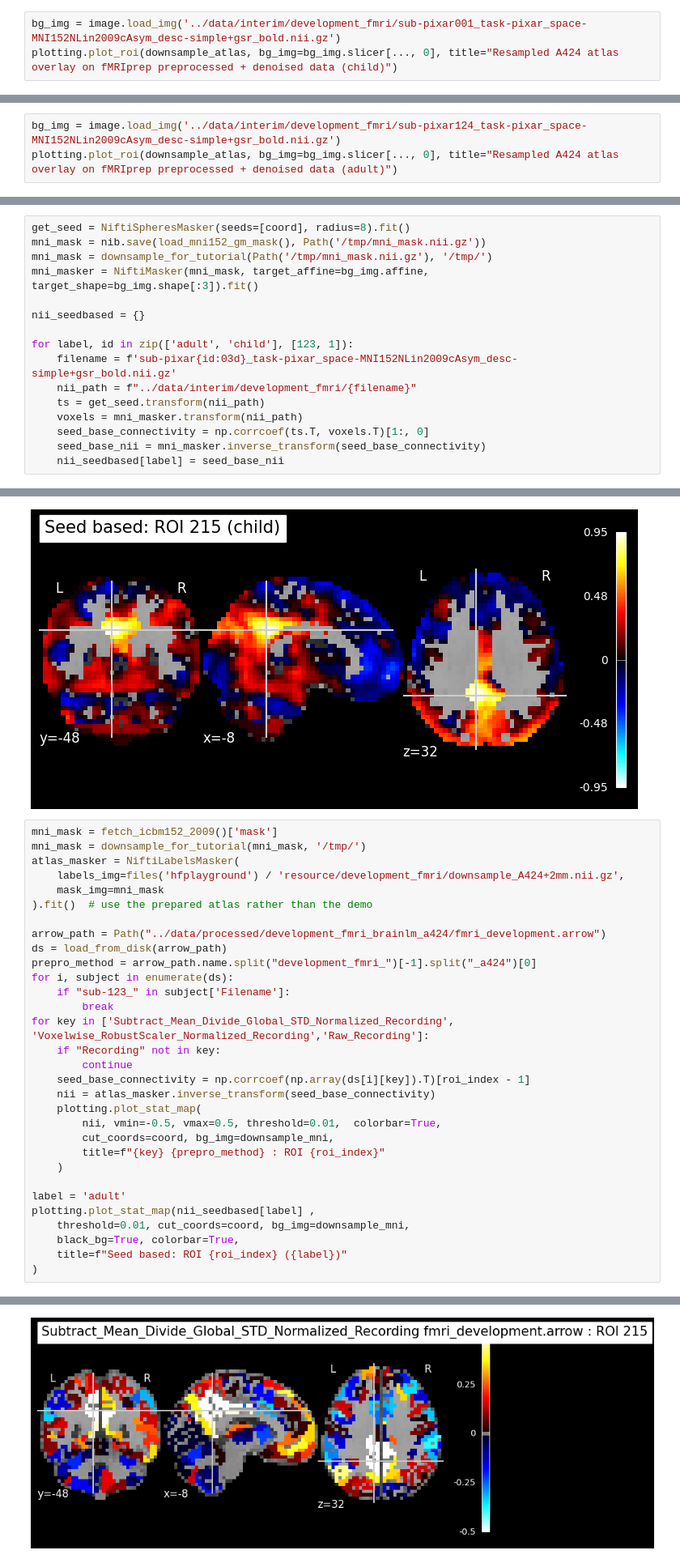
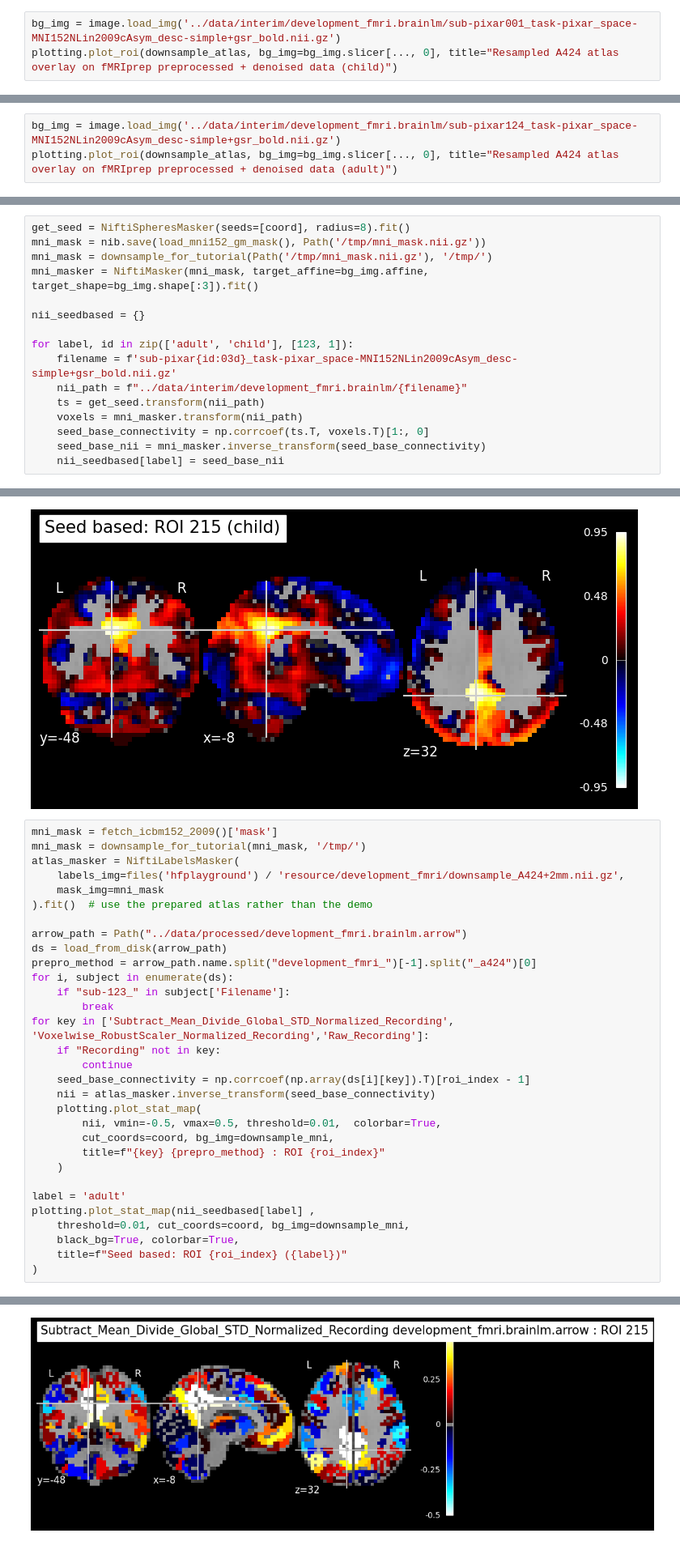
Before and after one commit to htwangtw/hfplayground, a Jupyter notebook: notebooks/inspect_brainlm_data_processing.ipynb, the cells around one changed output, grey strips where cells are left out. Shown at 81% size. Drawn from its saved outputs; the diff is of its cells as text.

Commit message:
separate denoising for brainlm vs gigaconnectome

```diff
--- a/notebooks/inspect_brainlm_data_processing.ipynb
+++ b/notebooks/inspect_brainlm_data_processing.ipynb
@@ -56,13 +56,13 @@ plotting.plot_roi(downsample_atlas, bg_img=bg_img.slicer[..., 0], title="Resampl
 # %% [markdown]
 Overlaying on data after denoising. Since I used a MNI template brain mask, we can see the missing cerebellum is filled up.
 # %%
-bg_img = image.load_img('../data/interim/development_fmri/sub-pixar001_task-pixar_space-MNI152NLin2009cAsym_desc-simple+gsr_bold.nii.gz')
+bg_img = image.load_img('../data/interim/development_fmri.brainlm/sub-pixar001_task-pixar_space-MNI152NLin2009cAsym_desc-simple+gsr_bold.nii.gz')
 plotting.plot_roi(downsample_atlas, bg_img=bg_img.slicer[..., 0], title="Resampled A424 atlas overlay on fMRIprep preprocessed + denoised data (child)")
 # %% [output]
 <nilearn.plotting.displays._slicers.OrthoSlicer at 0x...>
 [figure]
 # %%
-bg_img = image.load_img('../data/interim/development_fmri/sub-pixar124_task-pixar_space-MNI152NLin2009cAsym_desc-simple+gsr_bold.nii.gz')
+bg_img = image.load_img('../data/interim/development_fmri.brainlm/sub-pixar124_task-pixar_space-MNI152NLin2009cAsym_desc-simple+gsr_bold.nii.gz')
 plotting.plot_roi(downsample_atlas, bg_img=bg_img.slicer[..., 0], title="Resampled A424 atlas overlay on fMRIprep preprocessed + denoised data (adult)")
 # %% [output]
 <nilearn.plotting.displays._slicers.OrthoSlicer at 0x...>
@@ -118,7 +118,7 @@ nii_seedbased = {}
 
 for label, id in zip(['adult', 'child'], [123, 1]):
     filename = f'sub-pixar{id:03d}_task-pixar_space-MNI152NLin2009cAsym_desc-simple+gsr_bold.nii.gz'
-    nii_path = f"../data/interim/development_fmri/{filename}"
+    nii_path = f"../data/interim/development_fmri.brainlm/{filename}"
     ts = get_seed.transform(nii_path)
     voxels = mni_masker.transform(nii_path)
     seed_base_connectivity = np.corrcoef(ts.T, voxels.T)[1:, 0]
@@ -143,32 +143,32 @@ mni_mask = downsample_for_tutorial(mni_mask, '/tmp/')
 atlas_masker = NiftiLabelsMasker(
     labels_img=files('hfplayground') / 'resource/development_fmri/downsample_A424+2mm.nii.gz',
     mask_img=mni_mask
 ).fit()  # use the prepared atlas rather than the demo
 
-arrow_path = Path("../data/processed/development_fmri_brainlm_a424/fmri_development.arrow")
+arrow_path = Path("../data/processed/development_fmri.brainlm.arrow")
 ds = load_from_disk(arrow_path)
 prepro_method = arrow_path.name.split("development_fmri_")[-1].split("_a424")[0]
 for i, subject in enumerate(ds):
     if "sub-123_" in subject['Filename']:
         break
 for key in ['Subtract_Mean_Divide_Global_STD_Normalized_Recording', 'Voxelwise_RobustScaler_Normalized_Recording','Raw_Recording']:
     if "Recording" not in key:
         continue
     seed_base_connectivity = np.corrcoef(np.array(ds[i][key]).T)[roi_index - 1]
     nii = atlas_masker.inverse_transform(seed_base_connectivity)
     plotting.plot_stat_map(
         nii, vmin=-0.5, vmax=0.5, threshold=0.01,  colorbar=True,
         cut_coords=coord, bg_img=downsample_mni,
         title=f"{key} {prepro_method} : ROI {roi_index}"
     )
 
 label = 'adult'
 plotting.plot_stat_map(nii_seedbased[label] ,
     threshold=0.01, cut_coords=coord, bg_img=downsample_mni,
     black_bg=True, colorbar=True,
     title=f"Seed based: ROI {roi_index} ({label})"
 )
 # %% [output]
 [get_dataset_dir] Dataset found in /home/hwang1/nilearn_data/icbm152_2009
 <nilearn.plotting.displays._slicers.OrthoSlicer at 0x...>
-[figure, old version]
+[figure, new version]
```
Also changed, not shown: parts of 3 cells of this notebook, 6 other files.
